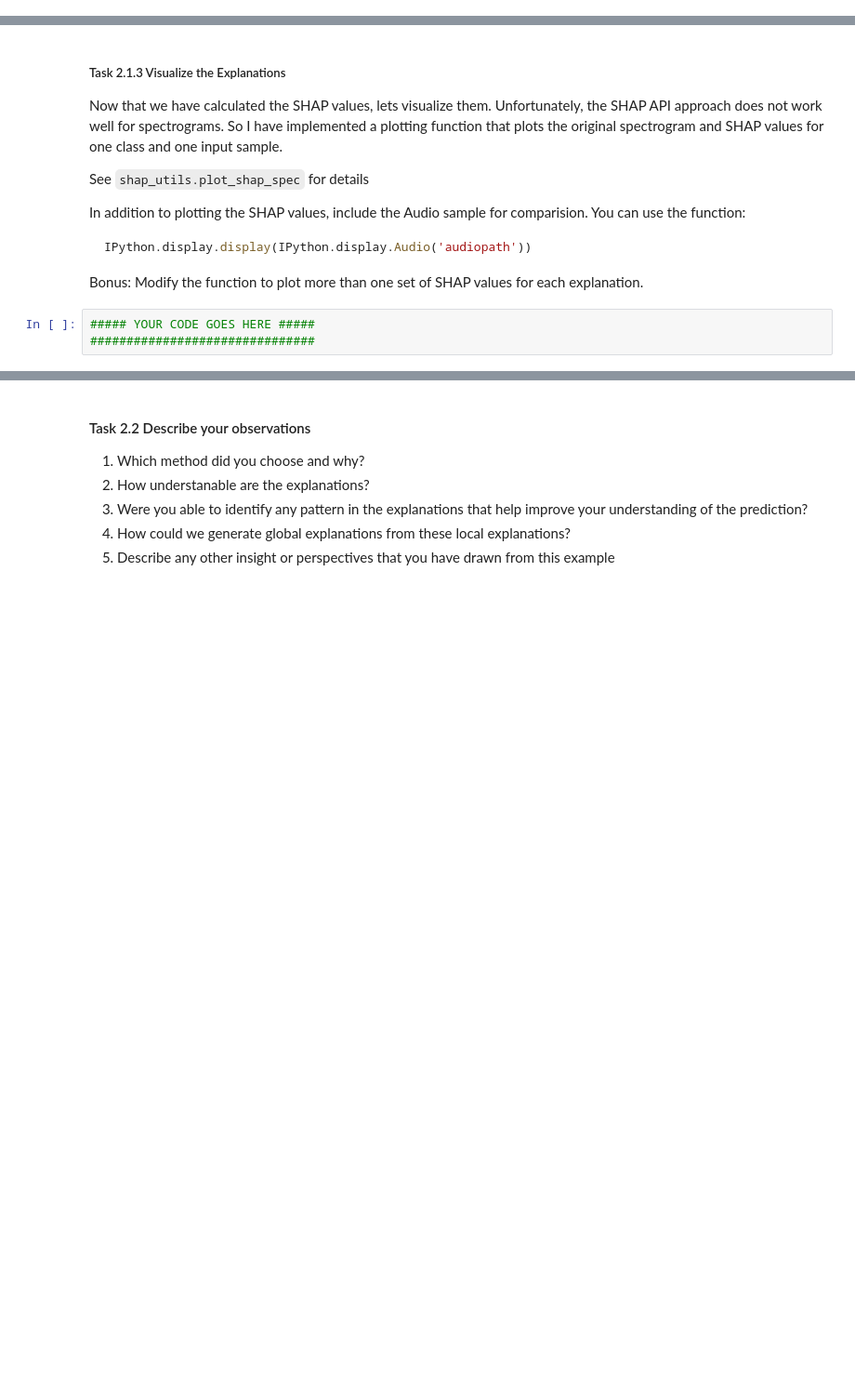
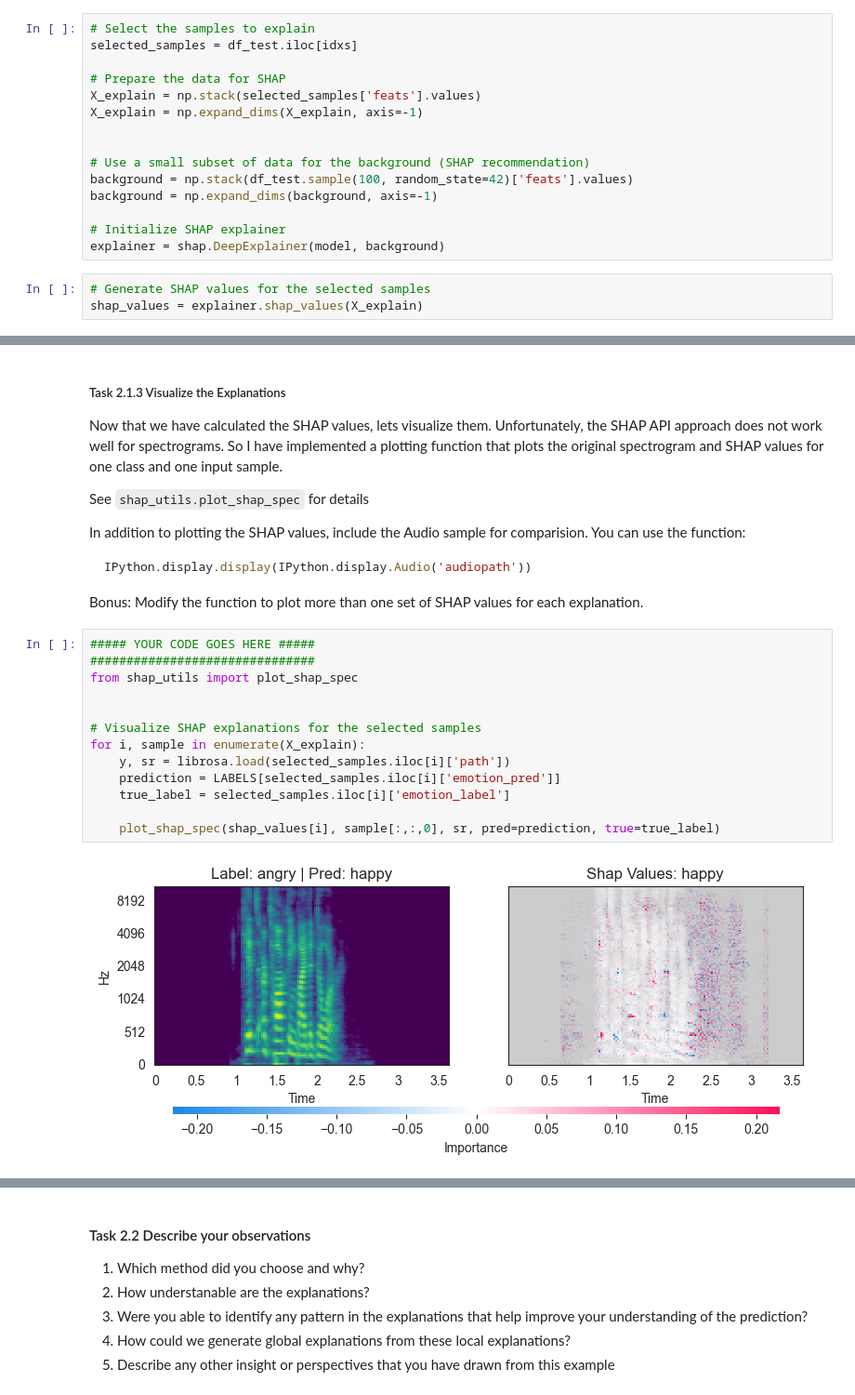
Before and after one commit to Avolord/sose24_xai_ac, a Jupyter notebook: notebooks/2.2 shap_attribution_ser.ipynb, the cells around one changed output, grey strips where cells are left out. Shown at 93% size. Saved outputs shown, nothing was run; the diff lists cells and outputs as text; blank space fills up the shorter version.

```diff
--- a/notebooks/2.2 shap_attribution_ser.ipynb
+++ b/notebooks/2.2 shap_attribution_ser.ipynb
@@ -295,3 +266,21 @@ shap_values_transformed = shap_values[:, :, :, 0]
+# %%
+# Select the samples to explain
+selected_samples = df_test.iloc[idxs]
+
+# Prepare the data for SHAP
+X_explain = np.stack(selected_samples['feats'].values)
+X_explain = np.expand_dims(X_explain, axis=-1)
+
+
+# Use a small subset of data for the background (SHAP recommendation)
+background = np.stack(df_test.sample(100, random_state=42)['feats'].values)
+background = np.expand_dims(background, axis=-1)
+
+# Initialize SHAP explainer
+explainer = shap.DeepExplainer(model, background)
+# %%
+# Generate SHAP values for the selected samples
+shap_values = explainer.shap_values(X_explain)
 # %% [markdown]
 ##### Task 2.1.2: Use the Explainer to Feature Attribution Maps
 
@@ -358,3 +364,15 @@ Bonus: Modify the function to plot more than one set of SHAP values for each exp
 # %%
 ##### YOUR CODE GOES HERE #####
 ###############################
+from shap_utils import plot_shap_spec
+
+
+# Visualize SHAP explanations for the selected samples
+for i, sample in enumerate(X_explain):
+    y, sr = librosa.load(selected_samples.iloc[i]['path'])
+    prediction = LABELS[selected_samples.iloc[i]['emotion_pred']]
+    true_label = selected_samples.iloc[i]['emotion_label']
+
+    plot_shap_spec(shap_values[i], sample[:,:,0], sr, pred=prediction, true=true_label)
+# %% [output]
+[figure, added]
```
Also changed, not shown: parts of 17 cells of this notebook.
